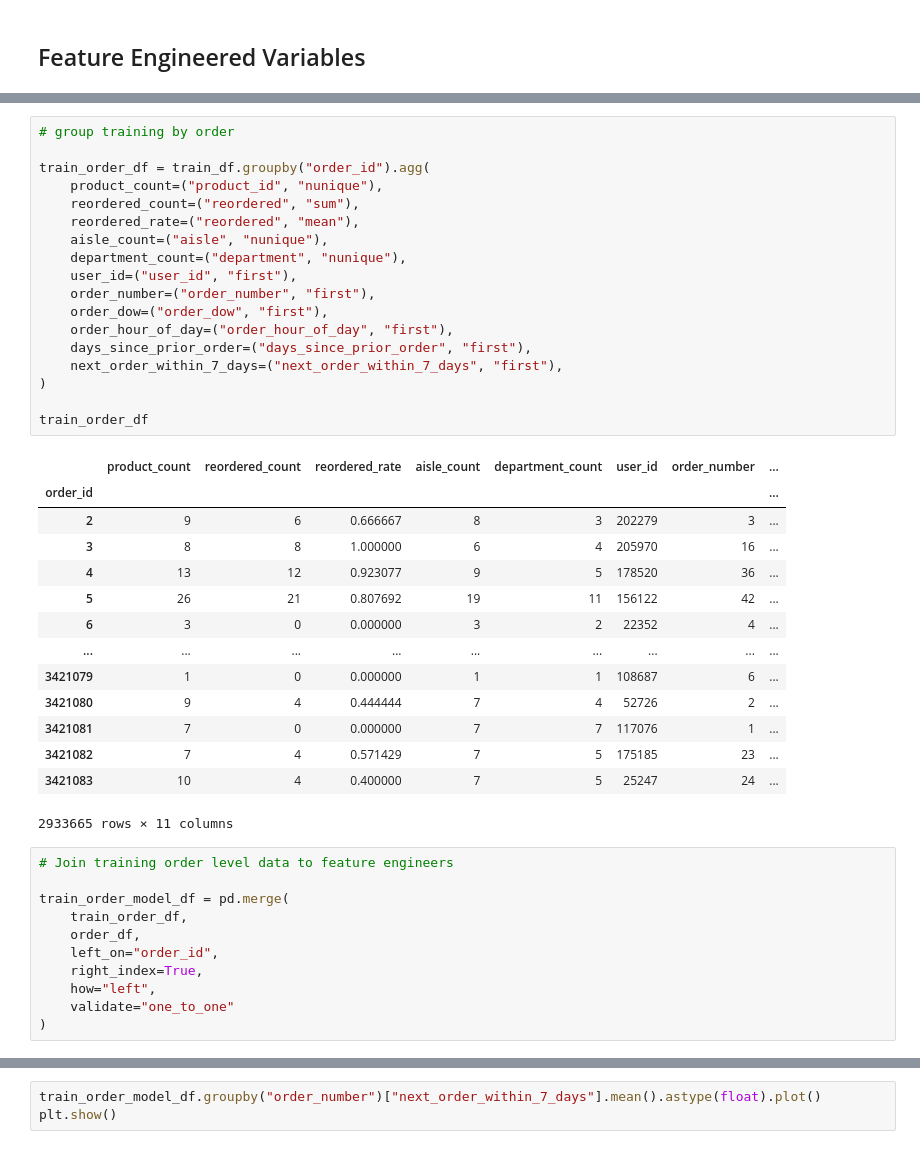
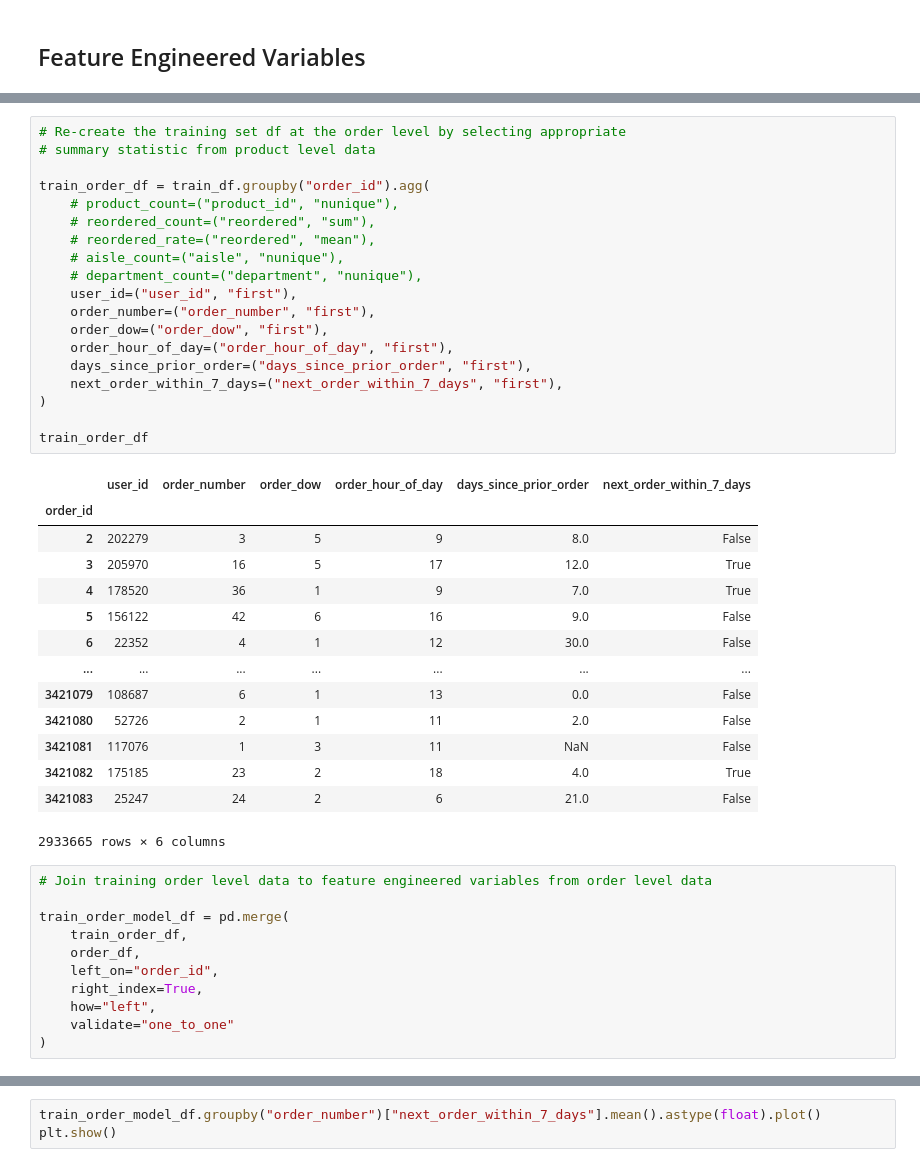
Before and after one commit to blottb7/instacart, a Jupyter notebook: notebooks/02_full_data/ben_full_data_modeling.ipynb, the cells around one changed output, grey strips where cells are left out. Cells and saved outputs as stored; diff of their text form.

Commit message:
Built train, val, and tests sets. Built feature engineers. Re-joined data sets at order level. Built baseline model.

```diff
--- a/notebooks/02_full_data/ben_full_data_modeling.ipynb
+++ b/notebooks/02_full_data/ben_full_data_modeling.ipynb
@@ -137,40 +139,41 @@ order_df
 | 3421083 | 10 | 4 | 0.400000 | 7 | 5 | 0 | ... |
 2933665 rows × 68 columns
 # %%
-# group training by order
+# Re-create the training set df at the order level by selecting appropriate
+# summary statistic from product level data
 
 train_order_df = train_df.groupby("order_id").agg(
-    product_count=("product_id", "nunique"),
-    reordered_count=("reordered", "sum"),
-    reordered_rate=("reordered", "mean"),
-    aisle_count=("aisle", "nunique"),
-    department_count=("department", "nunique"),
+    # product_count=("product_id", "nunique"),
+    # reordered_count=("reordered", "sum"),
+    # reordered_rate=("reordered", "mean"),
+    # aisle_count=("aisle", "nunique"),
+    # department_count=("department", "nunique"),
     user_id=("user_id", "first"),
     order_number=("order_number", "first"),
     order_dow=("order_dow", "first"),
     order_hour_of_day=("order_hour_of_day", "first"),
     days_since_prior_order=("days_since_prior_order", "first"),
     next_order_within_7_days=("next_order_within_7_days", "first"),
 )
 
 train_order_df
 # %% [output]
-|  | product_count | reordered_count | reordered_rate | aisle_count | department_count | user_id | order_number | ... |
-| order_id |  |  |  |  |  |  |  | ... |
-| 2 | 9 | 6 | 0.666667 | 8 | 3 | 202279 | 3 | ... |
-| 3 | 8 | 8 | 1.000000 | 6 | 4 | 205970 | 16 | ... |
-| 4 | 13 | 12 | 0.923077 | 9 | 5 | 178520 | 36 | ... |
-| 5 | 26 | 21 | 0.807692 | 19 | 11 | 156122 | 42 | ... |
-| 6 | 3 | 0 | 0.000000 | 3 | 2 | 22352 | 4 | ... |
-| ... | ... | ... | ... | ... | ... | ... | ... | ... |
-| 3421079 | 1 | 0 | 0.000000 | 1 | 1 | 108687 | 6 | ... |
-| 3421080 | 9 | 4 | 0.444444 | 7 | 4 | 52726 | 2 | ... |
-| 3421081 | 7 | 0 | 0.000000 | 7 | 7 | 117076 | 1 | ... |
-| 3421082 | 7 | 4 | 0.571429 | 7 | 5 | 175185 | 23 | ... |
-| 3421083 | 10 | 4 | 0.400000 | 7 | 5 | 25247 | 24 | ... |
+|  | user_id | order_number | order_dow | order_hour_of_day | days_since_prior_order | next_order_within_7_days |
+| order_id |  |  |  |  |  |  |
+| 2 | 202279 | 3 | 5 | 9 | 8.0 | False |
+| 3 | 205970 | 16 | 5 | 17 | 12.0 | True |
+| 4 | 178520 | 36 | 1 | 9 | 7.0 | True |
+| 5 | 156122 | 42 | 6 | 16 | 9.0 | False |
+| 6 | 22352 | 4 | 1 | 12 | 30.0 | False |
+| ... | ... | ... | ... | ... | ... | ... |
+| 3421079 | 108687 | 6 | 1 | 13 | 0.0 | False |
+| 3421080 | 52726 | 2 | 1 | 11 | 2.0 | False |
+| 3421081 | 117076 | 1 | 3 | 11 | NaN | False |
+| 3421082 | 175185 | 23 | 2 | 18 | 4.0 | True |
+| 3421083 | 25247 | 24 | 2 | 6 | 21.0 | False |
-2933665 rows × 11 columns
+2933665 rows × 6 columns
 # %%
-# Join training order level data to feature engineers
+# Join training order level data to feature engineered variables from order level data
 
 train_order_model_df = pd.merge(
     train_order_df,
```
Also changed, not shown: parts of 25 cells of this notebook.
